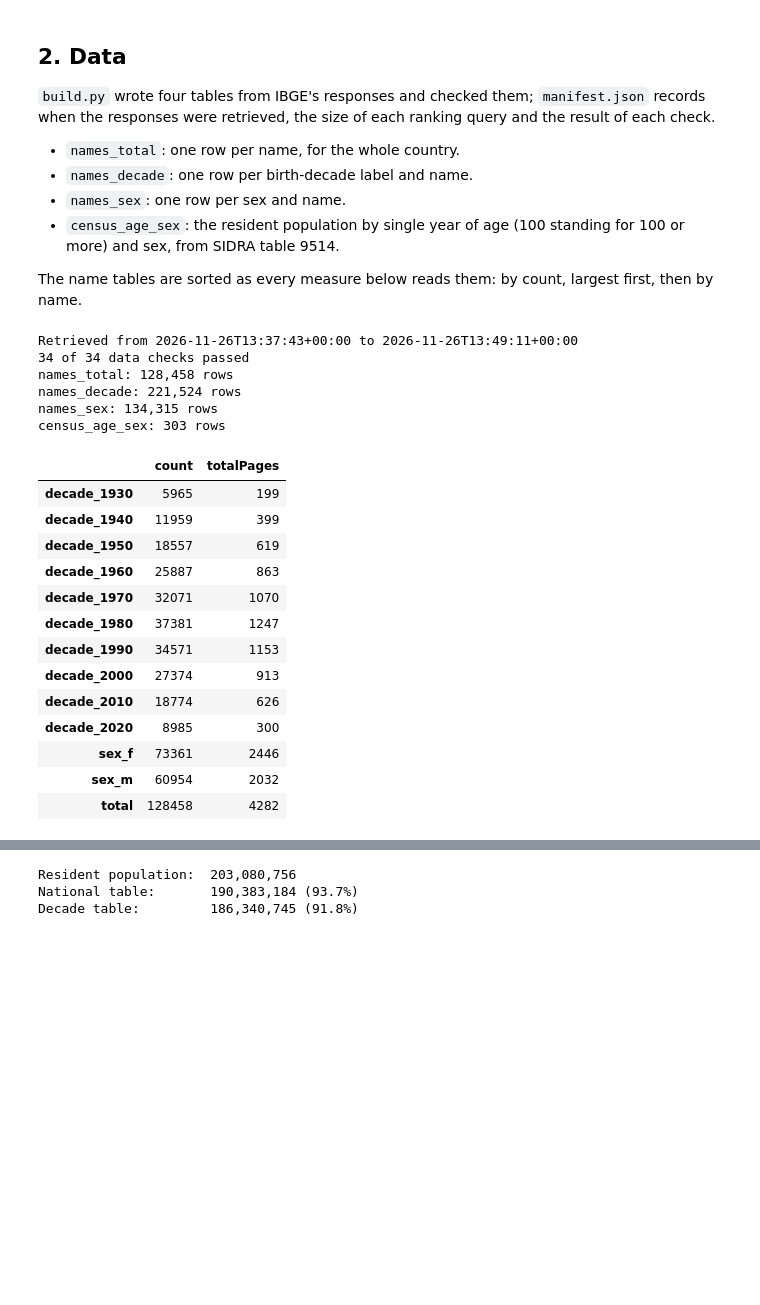
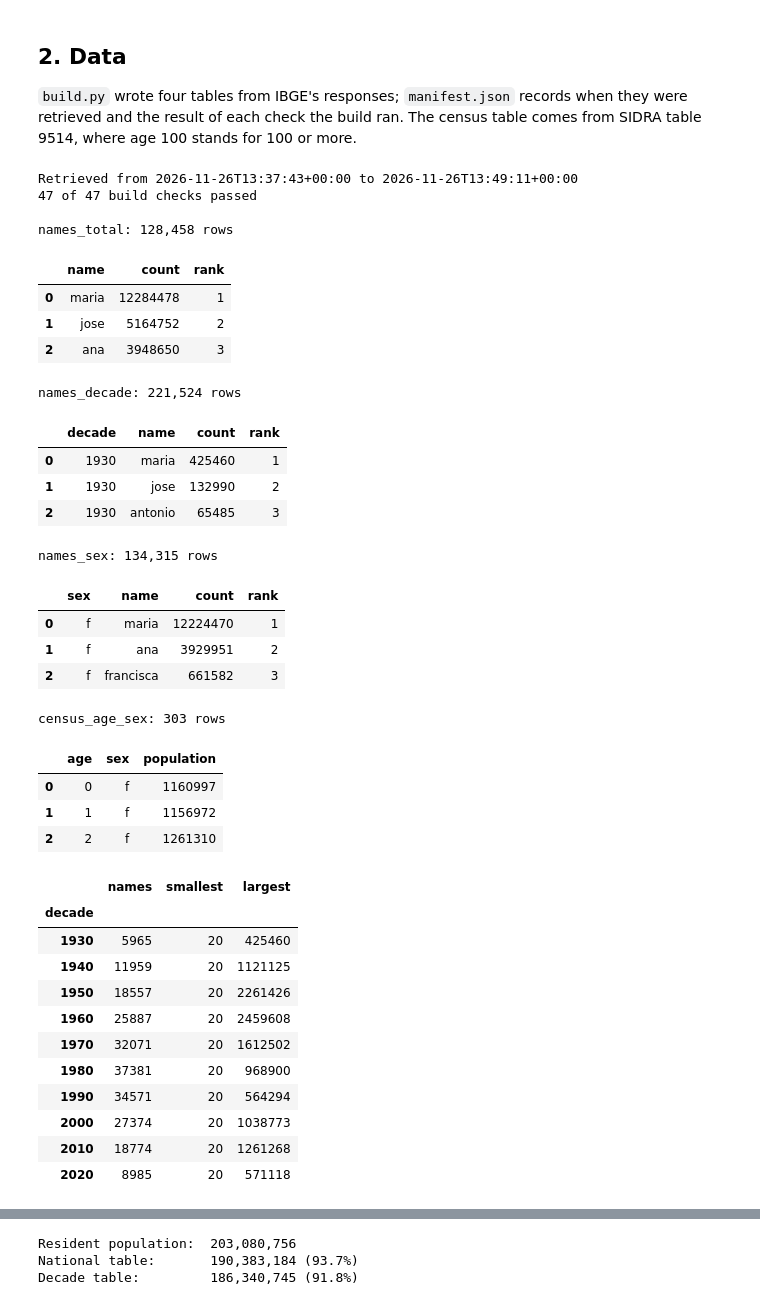
Before and after one commit to jhlopesalves/DataVerso, a Jupyter notebook: projects/002-nomes-brasil/dataverso_002.ipynb, the cells around one changed output, grey strips where cells are left out. Cells and saved outputs as stored; diff of their text form; code cells hidden in the pictures; blank space fills up the shorter version.

```diff
--- a/projects/002-nomes-brasil/dataverso_002.ipynb
+++ b/projects/002-nomes-brasil/dataverso_002.ipynb
@@ -263,59 +147,77 @@ FIGURES_DIR.mkdir(exist_ok=True)
 # %% [markdown]
 ## 2. Data
 
-`build.py` wrote four tables from IBGE's responses and checked them; `manifest.json` records when the responses were retrieved, the size of each ranking query and the result of each check.
-
-- `names_total`: one row per name, for the whole country.
-- `names_decade`: one row per birth-decade label and name.
-- `names_sex`: one row per sex and name.
-- `census_age_sex`: the resident population by single year of age (100 standing for 100 or more) and sex, from SIDRA table 9514.
-
-The name tables are sorted as every measure below reads them: by count, largest first, then by name.
+`build.py` wrote four tables from IBGE's responses; `manifest.json` records when they were retrieved and the result of each check the build ran. The census table comes from SIDRA table 9514, where age 100 stands for 100 or more.
 # %%
 names_total = pd.read_parquet(PROCESSED_DIR / "names_total.parquet")
 names_decade = pd.read_parquet(PROCESSED_DIR / "names_decade.parquet")
 names_sex = pd.read_parquet(PROCESSED_DIR / "names_sex.parquet")
 census = pd.read_parquet(PROCESSED_DIR / "census_age_sex.parquet")
 manifest = json.loads((PROCESSED_DIR / "manifest.json").read_text(encoding="utf-8"))
 
 # The ordering used throughout: count descending, then name ascending, within each decade
 names_total = names_total.sort_values(
     ["count", "name"], ascending=[False, True], ignore_index=True
 )
 names_decade = names_decade.sort_values(
     ["decade", "count", "name"], ascending=[True, False, True], ignore_index=True
 )
 
 retrieved = manifest["retrieved"]
 passed = sum(check["result"] == "pass" for check in manifest["checks"])
 print(f"Retrieved from {retrieved['start']} to {retrieved['end']}")
-print(f"{passed} of {len(manifest['checks'])} data checks passed")
-for table_name, table in {
+print(f"{passed} of {len(manifest['checks'])} build checks passed")
+
+# The first rows of each table show its columns and what one row stands for
+tables = {
     "names_total": names_total,
     "names_decade": names_decade,
     "names_sex": names_sex,
     "census_age_sex": census,
-}.items():
-    print(f"{table_name}: {len(table):,} rows")
-display(pd.DataFrame(manifest["queries"]).T[["count", "totalPages"]])
+}
+for table_name, table in tables.items():
+    print(f"\n{table_name}: {len(table):,} rows")
+    display(table.head(3))
+
+# Names listed per decade; the minimum count is IBGE's disclosure threshold
+display(
+    names_decade.groupby("decade")["count"].agg(
+        names="size", smallest="min", largest="max"
+    )
+)
 # %% [output]
 Retrieved from 2026-11-26T13:37:43+00:00 to 2026-11-26T13:49:11+00:00
-34 of 34 data checks passed
+47 of 47 build checks passed
+
 names_total: 128,458 rows
-names_decade: 221,524 rows
-names_sex: 134,315 rows
-census_age_sex: 303 rows
-|  | count | totalPages |
-| decade_1930 | 5965 | 199 |
-| decade_1940 | 11959 | 399 |
-| decade_1950 | 18557 | 619 |
-| decade_1960 | 25887 | 863 |
-| decade_1970 | 32071 | 1070 |
-| decade_1980 | 37381 | 1247 |
-| decade_1990 | 34571 | 1153 |
-| decade_2000 | 27374 | 913 |
-| decade_2010 | 18774 | 626 |
-| decade_2020 | 8985 | 300 |
-| sex_f | 73361 | 2446 |
-| sex_m | 60954 | 2032 |
-| total | 128458 | 4282 |
+|  | name | count | rank |
+| 0 | maria | 12284478 | 1 |
+| 1 | jose | 5164752 | 2 |
+| 2 | ana | 3948650 | 3 |
+names_decade: 221,524 rows
+|  | decade | name | count | rank |
+| 0 | 1930 | maria | 425460 | 1 |
+| 1 | 1930 | jose | 132990 | 2 |
+| 2 | 1930 | antonio | 65485 | 3 |
+names_sex: 134,315 rows
+|  | sex | name | count | rank |
+| 0 | f | maria | 12224470 | 1 |
+| 1 | f | ana | 3929951 | 2 |
+| 2 | f | francisca | 661582 | 3 |
+census_age_sex: 303 rows
+|  | age | sex | population |
+| 0 | 0 | f | 1160997 |
+| 1 | 1 | f | 1156972 |
+| 2 | 2 | f | 1261310 |
+|  | names | smallest | largest |
+| decade |  |  |  |
+| 1930 | 5965 | 20 | 425460 |
+| 1940 | 11959 | 20 | 1121125 |
+| 1950 | 18557 | 20 | 2261426 |
+| 1960 | 25887 | 20 | 2459608 |
+| 1970 | 32071 | 20 | 1612502 |
+| 1980 | 37381 | 20 | 968900 |
+| 1990 | 34571 | 20 | 564294 |
+| 2000 | 27374 | 20 | 1038773 |
+| 2010 | 18774 | 20 | 1261268 |
+| 2020 | 8985 | 20 | 571118 |
```
Also changed, not shown: parts of 22 cells of this notebook.
